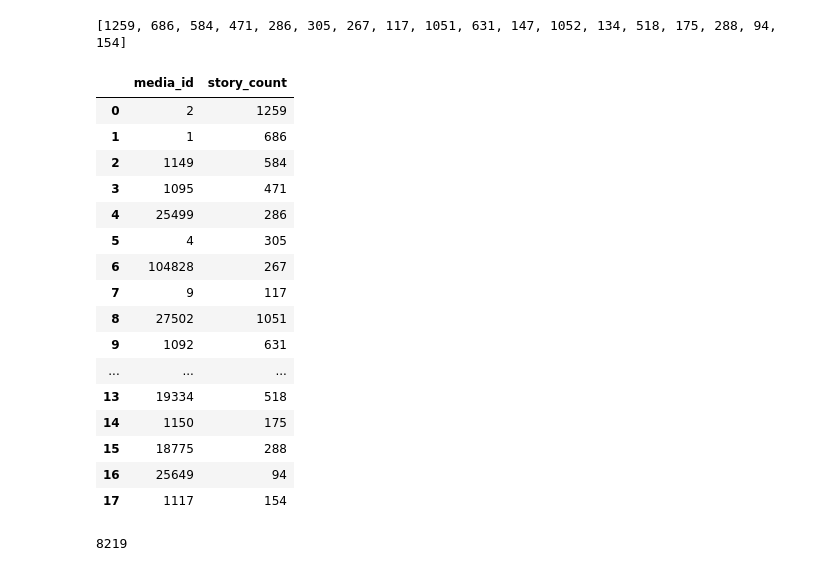
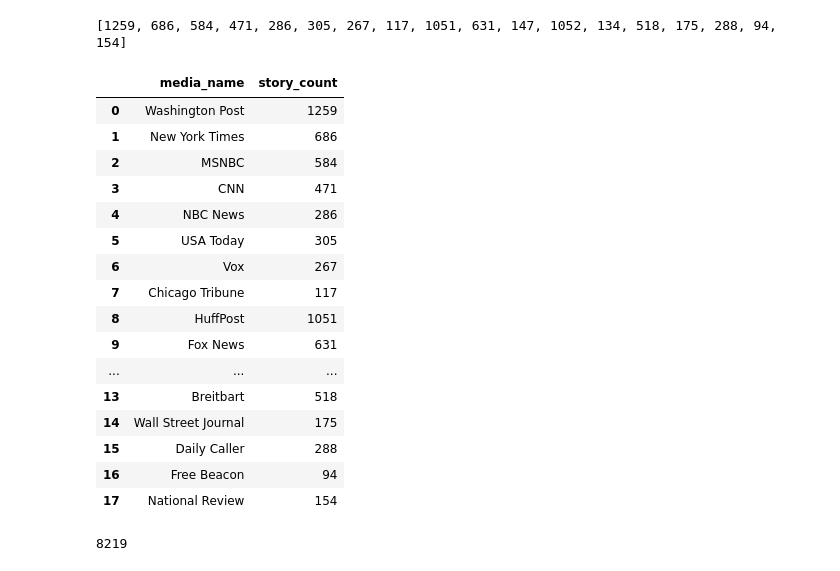
Before and after one commit to analoncur3/Voter-ID-US-News-Media, a Jupyter notebook: Data collection/Mediascore.ipynb, the cells around one changed output. Cells and saved outputs as stored; diff of their text form; code cells hidden in the pictures.

```diff
--- a/Data collection/Mediascore.ipynb
+++ b/Data collection/Mediascore.ipynb
@@ -89,28 +89,30 @@ for x in sources:
 print(results)
 # %% [output]
 [1259, 686, 584, 471, 286, 305, 267, 117, 1051, 631, 147, 1052, 134, 518, 175, 288, 94, 154]
-# %%
-a=list(zip(sources, results))
-stories = pd.DataFrame(a, columns=['media_id', 'story_count'])
-stories
-# %% [output]
-|  | media_id | story_count |
-| 0 | 2 | 1259 |
-| 1 | 1 | 686 |
-| 2 | 1149 | 584 |
-| 3 | 1095 | 471 |
-| 4 | 25499 | 286 |
-| 5 | 4 | 305 |
-| 6 | 104828 | 267 |
-| 7 | 9 | 117 |
-| 8 | 27502 | 1051 |
-| 9 | 1092 | 631 |
-| ... | ... | ... |
-| 13 | 19334 | 518 |
-| 14 | 1150 | 175 |
-| 15 | 18775 | 288 |
-| 16 | 25649 | 94 |
-| 17 | 1117 | 154 |
+# %%
+names = ['Washington Post', 'New York Times', 'MSNBC', 'CNN', 'NBC News', 'USA Today', 'Vox', 'Chicago Tribune', 'HuffPost', 'Fox News', 'Washington Examiner', 'Washington Times', 'New York Post', 'Breitbart', 'Wall Street Journal', 'Daily Caller', 'Free Beacon', 'National Review']
+
+a=list(zip(names, results))
+stories = pd.DataFrame(a, columns=['media_name', 'story_count'])
+stories
+# %% [output]
+|  | media_name | story_count |
+| 0 | Washington Post | 1259 |
+| 1 | New York Times | 686 |
+| 2 | MSNBC | 584 |
+| 3 | CNN | 471 |
+| 4 | NBC News | 286 |
+| 5 | USA Today | 305 |
+| 6 | Vox | 267 |
+| 7 | Chicago Tribune | 117 |
+| 8 | HuffPost | 1051 |
+| 9 | Fox News | 631 |
+| ... | ... | ... |
+| 13 | Breitbart | 518 |
+| 14 | Wall Street Journal | 175 |
+| 15 | Daily Caller | 288 |
+| 16 | Free Beacon | 94 |
+| 17 | National Review | 154 |
 # %%
 # total stories to collect
 stories['story_count'].sum()
```
Also changed, not shown: parts of 14 cells of this notebook.
